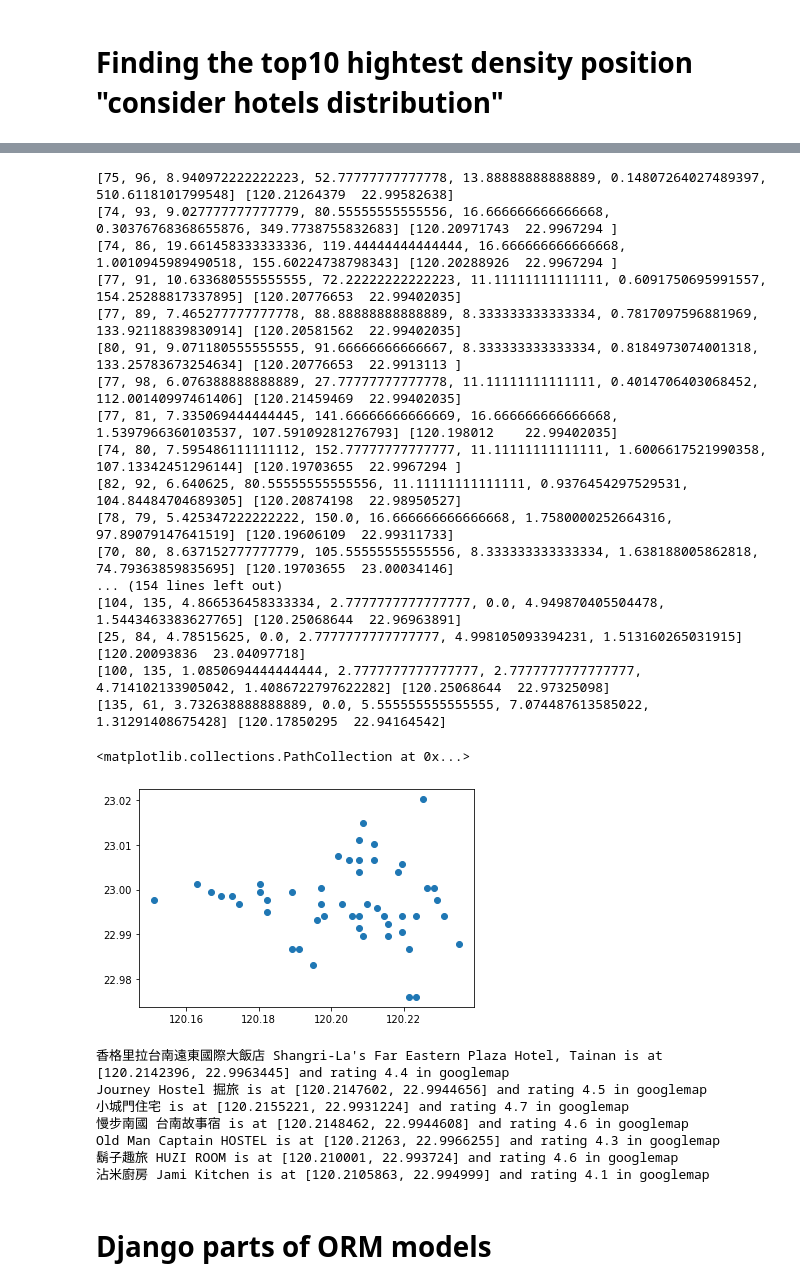
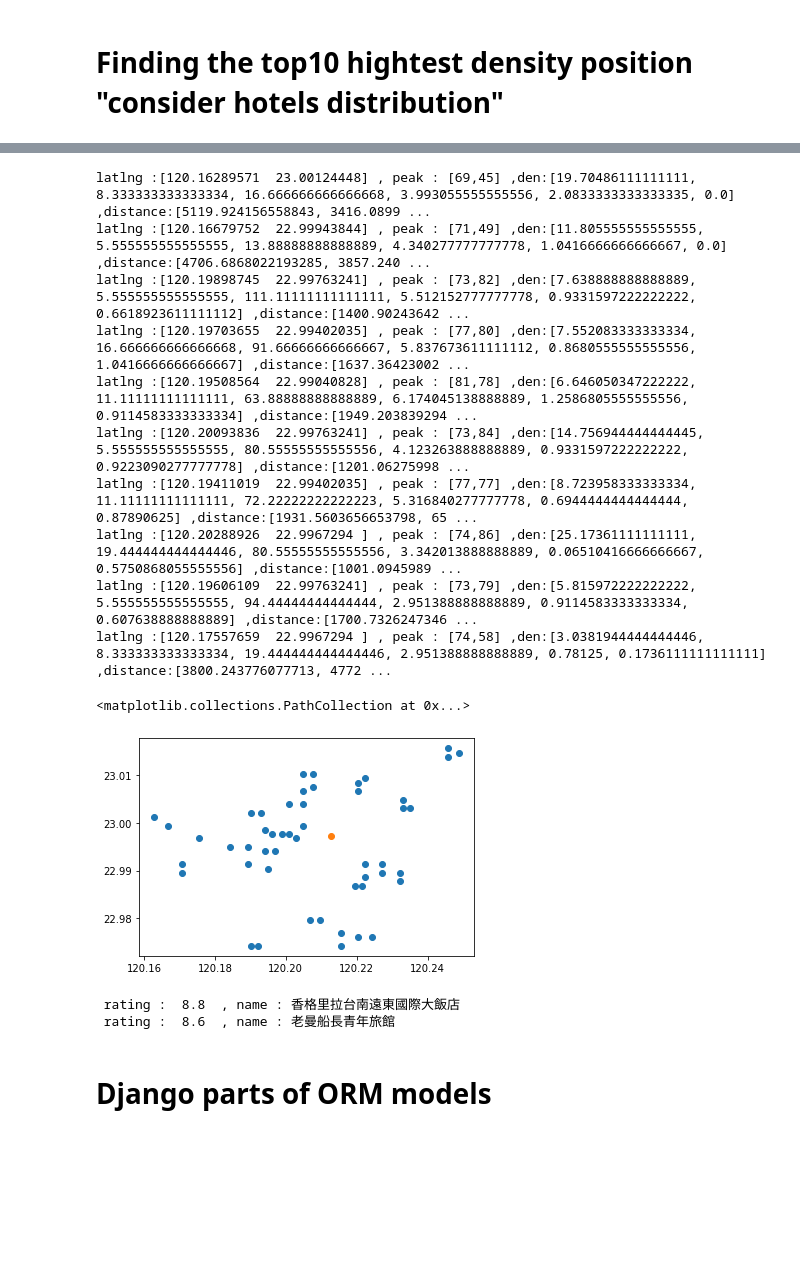
Before and after one commit to nightted/Travel-Recommend-Project, a Jupyter notebook: Googlemap_Store_Search.ipynb, the cells around one changed output, grey strips where cells are left out. Saved outputs shown, nothing was run; the diff lists cells and outputs as text; code cells hidden in the pictures; blank space fills up the shorter version.

```diff
--- a/Googlemap_Store_Search.ipynb
+++ b/Googlemap_Store_Search.ipynb
@@ -1660,0 +1568,16 @@ def search_peak(**kwargs):
+# %%
+hash_name_obj_density = {
+    '牛肉' : ['Tainan_beefsoup' , 'density_bs'] ,
+    '肉燥' : ['Tainan_porkrice' , 'density_porkrice'] ,
+    '鱔魚': ['Tainan_EelNoodles' , 'density_eel']  ,
+    '鹹粥' : ['Tainan_gruel' , 'density_gru']
+}
+
+select_food = []
+for key_food in hash_name_obj_density.keys():
+  for food in target_food:
+    if find_common_word_2str(food , key_food)[0] >= 2:
+      select_food.append(key_food)
+select_food = list(set(select_food))
+food_dict = { hash_name_obj_density[food][1] : eval(hash_name_obj_density[food][1]) for food in select_food }
+food_dict
@@ -1661,2 +1602,10 @@ def search_peak(**kwargs):
 # %%
-peaks = search_peak(density_rs = density_rs ,density_h = density_h , density_cn = density_cn)
+peaks = search_peak( silence_demand = False ,
+            target_sigtseeings = ['四草綠色隧道','安平古堡'] ,
+            density_rs = density_rs ,
+            density_cn = density_cn ,
+            density_h = density_h ,
+            **food_dict )
+# %%
+for peak in peaks:
+  print(f"latlng : {grid_to_latlng[peak[0]][peak[1]]} , peak_inform : {peak}")
@@ -1663,24 +1630,18 @@ peaks = search_peak(density_rs = density_rs ,density_h = density_h , density_cn
 # %%
 peak_position = []
-
-for peak in sorted(peaks , reverse=True , key = lambda x : x[6]):
-  print(peak,grid_to_latlng[peak[0]][peak[1]])
+for idx , peak in enumerate(sorted(peaks , reverse=True , key = lambda x : x[4])):
+  if idx < 10:
+    print(f"latlng :{grid_to_latlng[peak[0]][peak[1]]} , peak : [{peak[0]},{peak[1]}] ,den:{peak[2]} ,distance:{peak[3]}/KM ,total score:{peak[4]} ")
   peak_position.append(grid_to_latlng[peak[0]][peak[1]])
+peak_position = np.array(peak_position)
 # %% [output]
-[75, 96, 8.940972222222223, 52.77777777777778, 13.88888888888889, 0.14807264027489397, 510.6118101799548] [120.21264379  22.99582638]
-[74, 93, 9.027777777777779, 80.55555555555556, 16.666666666666668, 0.30376768368655876, 349.7738755832683] [120.20971743  22.9967294 ]
-[74, 86, 19.661458333333336, 119.44444444444444, 16.666666666666668, 1.0010945989490518, 155.60224738798343] [120.20288926  22.9967294 ]
-[77, 91, 10.633680555555555, 72.22222222222223, 11.11111111111111, 0.6091750695991557, 154.25288817337895] [120.20776653  22.99402035]
-[77, 89, 7.465277777777778, 88.88888888888889, 8.333333333333334, 0.7817097596881969, 133.92118839830914] [120.20581562  22.99402035]
-[80, 91, 9.071180555555555, 91.66666666666667, 8.333333333333334, 0.8184973074001318, 133.25783673254634] [120.20776653  22.9913113 ]
-[77, 98, 6.076388888888889, 27.77777777777778, 11.11111111111111, 0.4014706403068452, 112.00140997461406] [120.21459469  22.99402035]
-[77, 81, 7.335069444444445, 141.66666666666669, 16.666666666666668, 1.5397966360103537, 107.59109281276793] [120.198012    22.99402035]
-[74, 80, 7.595486111111112, 152.77777777777777, 11.11111111111111, 1.6006617521990358, 107.13342451296144] [120.19703655  22.9967294 ]
-[82, 92, 6.640625, 80.55555555555556, 11.11111111111111, 0.9376454297529531, 104.84484704689305] [120.20874198  22.98950527]
-[78, 79, 5.425347222222222, 150.0, 16.666666666666668, 1.7580000252664316, 97.89079147641519] [120.19606109  22.99311733]
-[70, 80, 8.637152777777779, 105.55555555555556, 8.333333333333334, 1.638188005862818, 74.79363859835695] [120.19703655  23.00034146]
-... (154 lines left out)
-[104, 135, 4.866536458333334, 2.7777777777777777, 0.0, 4.949870405504478, 1.5443463383627765] [120.25068644  22.96963891]
-[25, 84, 4.78515625, 0.0, 2.7777777777777777, 4.998105093394231, 1.513160265031915] [120.20093836  23.04097718]
-[100, 135, 1.0850694444444444, 2.7777777777777777, 2.7777777777777777, 4.714102133905042, 1.4086722797622282] [120.25068644  22.97325098]
-[135, 61, 3.732638888888889, 0.0, 5.555555555555555, 7.074487613585022, 1.31291408675428] [120.17850295  22.94164542]
+latlng :[120.16289571  23.00124448] , peak : [69,45] ,den:[19.70486111111111, 8.333333333333334, 16.666666666666668, 3.993055555555556, 2.0833333333333335, 0.0] ,distance:[5119.924156558843, 3416.0899 ...
+latlng :[120.16679752  22.99943844] , peak : [71,49] ,den:[11.805555555555555, 5.555555555555555, 13.88888888888889, 4.340277777777778, 1.0416666666666667, 0.0] ,distance:[4706.6868022193285, 3857.240 ...
+latlng :[120.19898745  22.99763241] , peak : [73,82] ,den:[7.638888888888889, 5.555555555555555, 111.11111111111111, 5.512152777777778, 0.9331597222222222, 0.6618923611111112] ,distance:[1400.90243642 ...
+latlng :[120.19703655  22.99402035] , peak : [77,80] ,den:[7.552083333333334, 16.666666666666668, 91.66666666666667, 5.837673611111112, 0.8680555555555556, 1.0416666666666667] ,distance:[1637.36423002 ...
+latlng :[120.19508564  22.99040828] , peak : [81,78] ,den:[6.646050347222222, 11.11111111111111, 63.88888888888889, 6.174045138888889, 1.2586805555555556, 0.9114583333333334] ,distance:[1949.203839294 ...
+latlng :[120.20093836  22.99763241] , peak : [73,84] ,den:[14.756944444444445, 5.555555555555555, 80.55555555555556, 4.123263888888889, 0.9331597222222222, 0.9223090277777778] ,distance:[1201.06275998 ...
+latlng :[120.19411019  22.99402035] , peak : [77,77] ,den:[8.723958333333334, 11.11111111111111, 72.22222222222223, 5.316840277777778, 0.6944444444444444, 0.87890625] ,distance:[1931.5603656653798, 65 ...
+latlng :[120.20288926  22.9967294 ] , peak : [74,86] ,den:[25.17361111111111, 19.444444444444446, 80.55555555555556, 3.342013888888889, 0.06510416666666667, 0.5750868055555556] ,distance:[1001.0945989 ...
+latlng :[120.19606109  22.99763241] , peak : [73,79] ,den:[5.815972222222222, 5.555555555555555, 94.44444444444444, 2.951388888888889, 0.9114583333333334, 0.607638888888889] ,distance:[1700.7326247346 ...
+latlng :[120.17557659  22.9967294 ] , peak : [74,58] ,den:[3.0381944444444446, 8.333333333333334, 19.444444444444446, 2.951388888888889, 0.78125, 0.1736111111111111] ,distance:[3800.243776077713, 4772 ...
@@ -1689,9 +1648,10 @@ peak_position = np.array(peak_position)
 # %%
 # plot top peaks position consider hotels and convenience stores
 select_num = 50
 plt.scatter(peak_position[:select_num,0],peak_position[:select_num,1])
+plt.scatter(np.array(x_y_tr)[:,0],np.array(x_y_tr)[:,1]) # train station
 # %% [output]
 <matplotlib.collections.PathCollection at 0x...>
-[figure, old version]
+[figure, new version]
 # %%
 search_center = peak_position[0]
@@ -1701,17 +1661,14 @@ filtered_hotel = list(filter(filter_f , data_all_objects['data_hotel']))
 #  if posi in res and rat > 4.5:
 #    print(name)
 # %%
+d = []
 for obj in filtered_hotel:
   if 'source_rating' in obj.__dict__.keys() and float(obj.source_rating) > 8.5:
-    print(obj)
+    print(f" rating : {obj.source_rating} , name : {obj.source_name}")
+    d.append(obj)
 # %% [output]
-香格里拉台南遠東國際大飯店 Shangri-La's Far Eastern Plaza Hotel, Tainan is at [120.2142396, 22.9963445] and rating 4.4 in googlemap
-Journey Hostel 掘旅 is at [120.2147602, 22.9944656] and rating 4.5 in googlemap
-小城門住宅 is at [120.2155221, 22.9931224] and rating 4.7 in googlemap
-慢步南國 台南故事宿 is at [120.2148462, 22.9944608] and rating 4.6 in googlemap
-Old Man Captain HOSTEL is at [120.21263, 22.9966255] and rating 4.3 in googlemap
-鬍子趣旅 HUZI ROOM is at [120.210001, 22.993724] and rating 4.6 in googlemap
-沾米廚房 Jami Kitchen is at [120.2105863, 22.994999] and rating 4.1 in googlemap
+ rating :  8.8  , name : 香格里拉台南遠東國際大飯店
+ rating :  8.6  , name : 老曼船長青年旅館
 # %% [markdown]
 # Django parts of ORM models
 # %%
```
Also changed, not shown: parts of 49 cells of this notebook.
